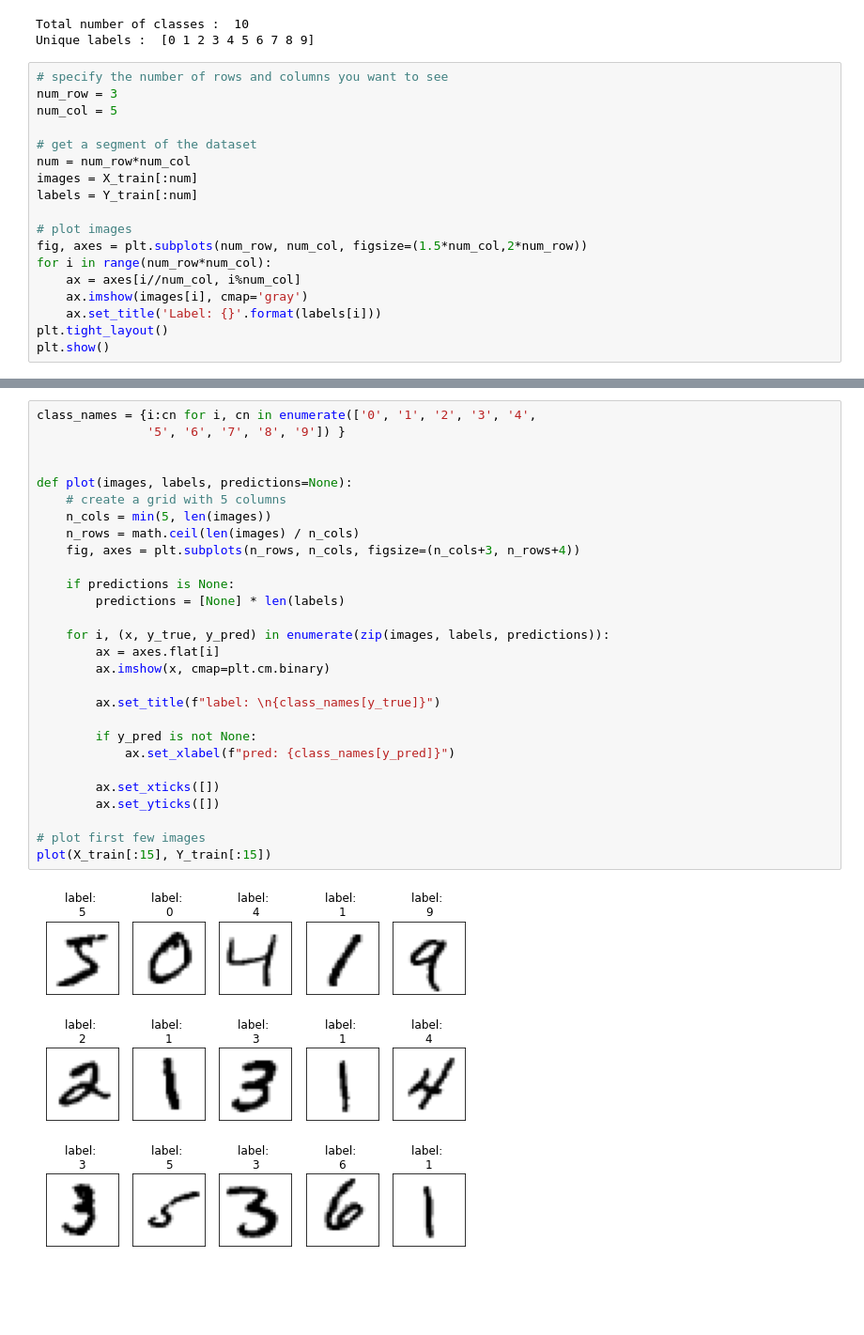
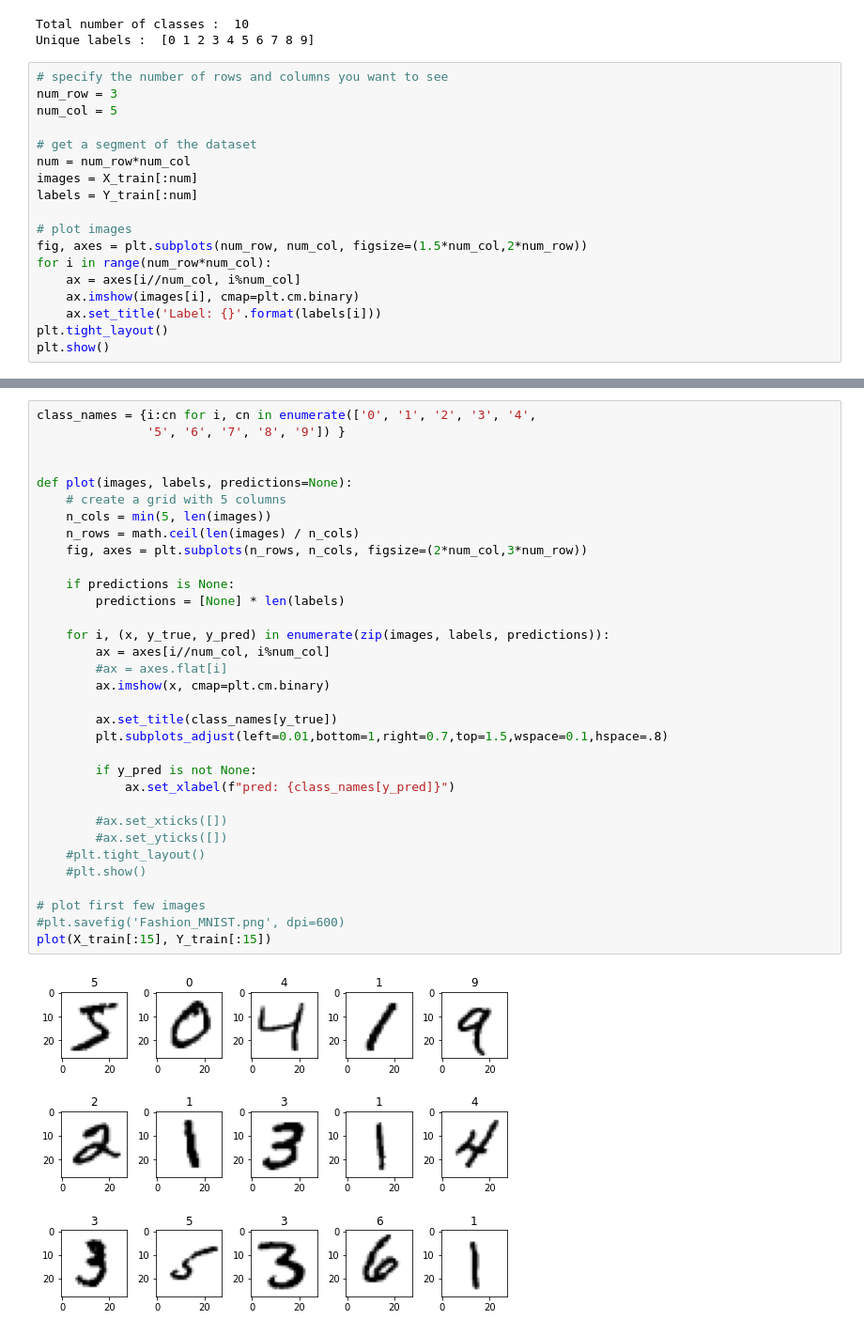
Before and after one commit to aaneloy/Label-Visualization, a Jupyter notebook: Notebooks/MNIST.ipynb, the cells around one changed output, grey strips where cells are left out. Shown at 94% size. Saved outputs shown, nothing was run; the diff lists cells and outputs as text; blank space fills up the shorter version.

```diff
--- a/Notebooks/MNIST.ipynb
+++ b/Notebooks/MNIST.ipynb
@@ -70,7 +70,7 @@ labels = Y_train[:num]
 fig, axes = plt.subplots(num_row, num_col, figsize=(1.5*num_col,2*num_row))
 for i in range(num_row*num_col):
     ax = axes[i//num_col, i%num_col]
-    ax.imshow(images[i], cmap='gray')
+    ax.imshow(images[i], cmap=plt.cm.binary)
     ax.set_title('Label: {}'.format(labels[i]))
 plt.tight_layout()
 plt.show()
@@ -79,30 +79,35 @@ plt.show()
 # %%
 class_names = {i:cn for i, cn in enumerate(['0', '1', '2', '3', '4',
                '5', '6', '7', '8', '9']) }
 
 
 def plot(images, labels, predictions=None):
     # create a grid with 5 columns
     n_cols = min(5, len(images))
     n_rows = math.ceil(len(images) / n_cols)
-    fig, axes = plt.subplots(n_rows, n_cols, figsize=(n_cols+3, n_rows+4))
+    fig, axes = plt.subplots(n_rows, n_cols, figsize=(2*num_col,3*num_row))
 
     if predictions is None:
         predictions = [None] * len(labels)
 
     for i, (x, y_true, y_pred) in enumerate(zip(images, labels, predictions)):
-        ax = axes.flat[i]
+        ax = axes[i//num_col, i%num_col]
+        #ax = axes.flat[i]
         ax.imshow(x, cmap=plt.cm.binary)
 
-        ax.set_title(f"label: \n{class_names[y_true]}")
+        ax.set_title(class_names[y_true])
+        plt.subplots_adjust(left=0.01,bottom=1,right=0.7,top=1.5,wspace=0.1,hspace=.8)
 
         if y_pred is not None:
             ax.set_xlabel(f"pred: {class_names[y_pred]}")
 
-        ax.set_xticks([])
-        ax.set_yticks([])
+        #ax.set_xticks([])
+        #ax.set_yticks([])
+    #plt.tight_layout()
+    #plt.show()
 
 # plot first few images
+#plt.savefig('Fashion_MNIST.png', dpi=600)
 plot(X_train[:15], Y_train[:15])
 # %% [output]
-[figure, old version]
+[figure, new version]
```
Also changed, not shown: parts of 2 cells of this notebook, 9 other files.
